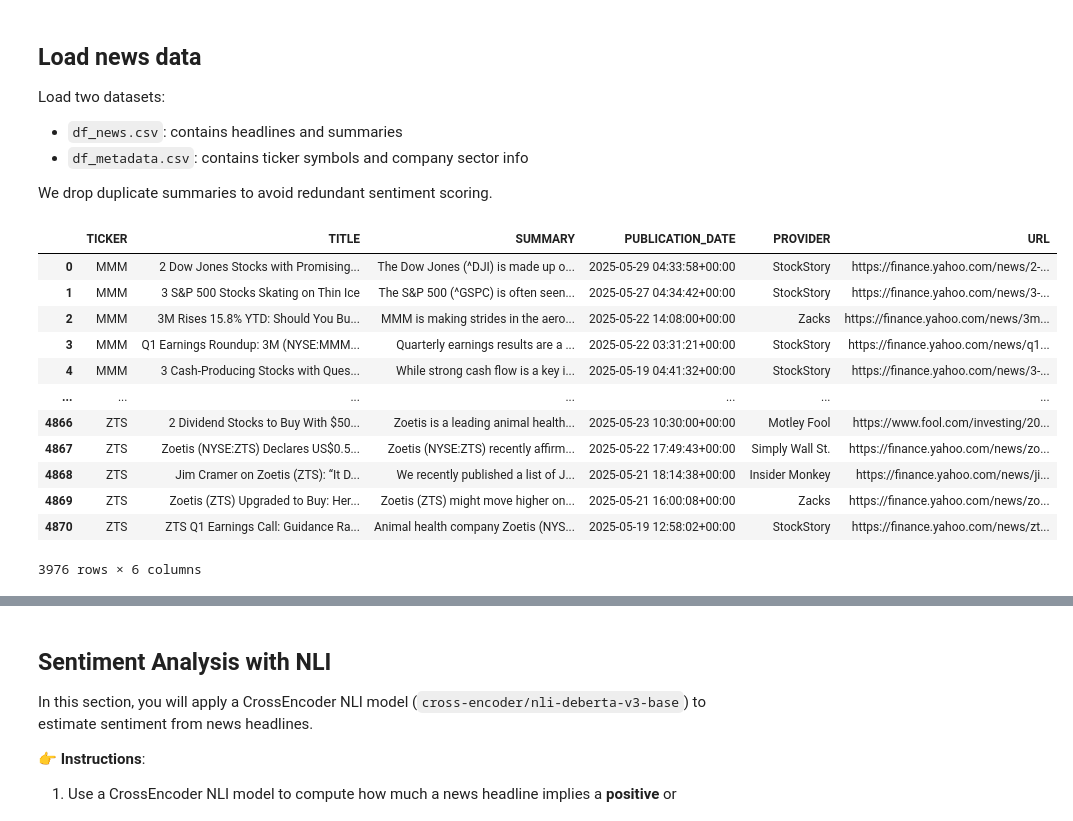
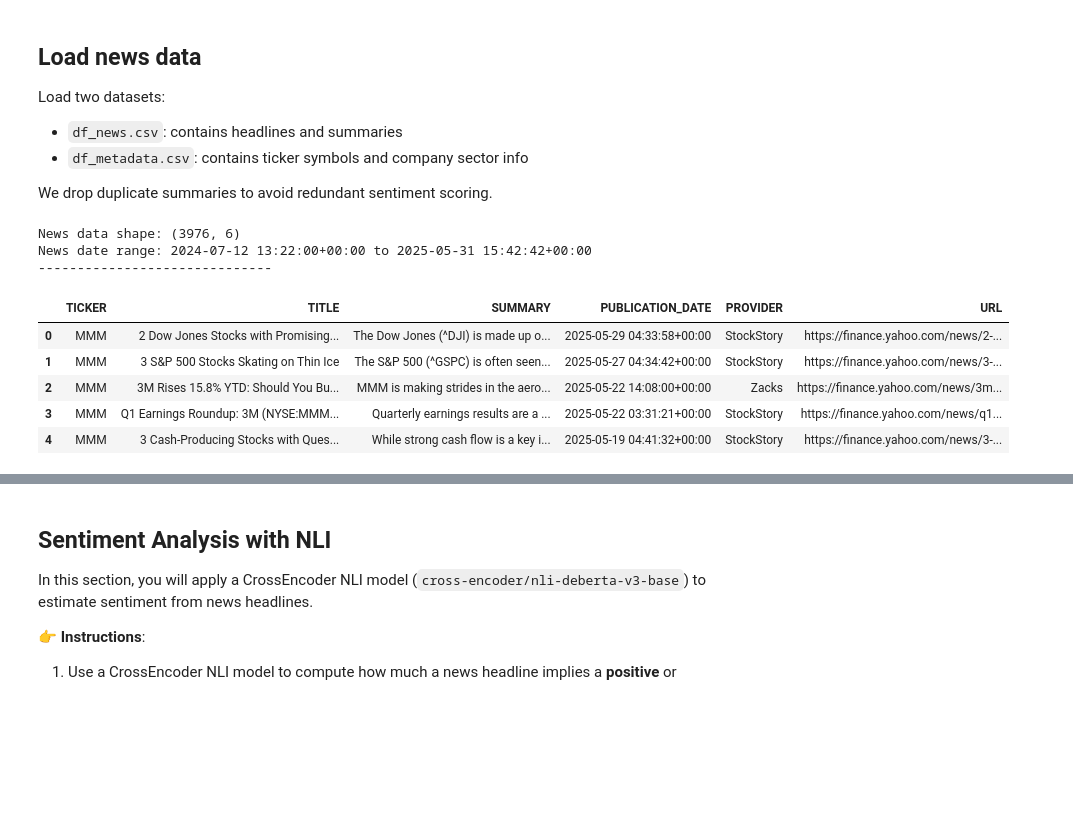
Before and after one commit to AlejandroDiaz10/Fintech, a Jupyter notebook: Module 4/Section B/sentiment_nli_DíazA01276769.ipynb, the cells around one changed output, grey strips where cells are left out. Drawn from its saved outputs; the diff is of its cells as text; code cells hidden in the pictures; blank space fills up the shorter version.

```diff
--- a/Module 4/Section B/sentiment_nli_DíazA01276769.ipynb
+++ b/Module 4/Section B/sentiment_nli_DíazA01276769.ipynb
@@ -80,20 +50,20 @@ We drop duplicate summaries to avoid redundant sentiment scoring.
 # %%
 df_news = pd.read_csv('df_news.csv')
 df_news.drop_duplicates('SUMMARY', inplace=True)
-display(df_news)
+
+print(f"News data shape: {df_news.shape}")
+print(f"News date range: {df_news['PUBLICATION_DATE'].min()} to {df_news['PUBLICATION_DATE'].max()}")
+print("-" * 30)
+display(df_news.head())
 # %% [output]
+News data shape: (3976, 6)
+News date range: 2024-07-12 13:22:00+00:00 to 2025-05-31 15:42:42+00:00
+------------------------------
 |  | TICKER | TITLE | SUMMARY | PUBLICATION_DATE | PROVIDER | URL |
 | 0 | MMM | 2 Dow Jones Stocks with Promising... | The Dow Jones (^DJI) is made up o... | 2025-05-29 04:33:58+00:00 | StockStory | https://finance.yahoo.com/news/2-... |
 | 1 | MMM | 3 S&P 500 Stocks Skating on Thin Ice | The S&P 500 (^GSPC) is often seen... | 2025-05-27 04:34:42+00:00 | StockStory | https://finance.yahoo.com/news/3-... |
 | 2 | MMM | 3M Rises 15.8% YTD: Should You Bu... | MMM is making strides in the aero... | 2025-05-22 14:08:00+00:00 | Zacks | https://finance.yahoo.com/news/3m... |
 | 3 | MMM | Q1 Earnings Roundup: 3M (NYSE:MMM... | Quarterly earnings results are a ... | 2025-05-22 03:31:21+00:00 | StockStory | https://finance.yahoo.com/news/q1... |
 | 4 | MMM | 3 Cash-Producing Stocks with Ques... | While strong cash flow is a key i... | 2025-05-19 04:41:32+00:00 | StockStory | https://finance.yahoo.com/news/3-... |
-| ... | ... | ... | ... | ... | ... | ... |
-| 4866 | ZTS | 2 Dividend Stocks to Buy With $50... | Zoetis is a leading animal health... | 2025-05-23 10:30:00+00:00 | Motley Fool | https://www.fool.com/investing/20... |
-| 4867 | ZTS | Zoetis (NYSE:ZTS) Declares US$0.5... | Zoetis (NYSE:ZTS) recently affirm... | 2025-05-22 17:49:43+00:00 | Simply Wall St. | https://finance.yahoo.com/news/zo... |
-| 4868 | ZTS | Jim Cramer on Zoetis (ZTS): “It D... | We recently published a list of J... | 2025-05-21 18:14:38+00:00 | Insider Monkey | https://finance.yahoo.com/news/ji... |
-| 4869 | ZTS | Zoetis (ZTS) Upgraded to Buy: Her... | Zoetis (ZTS) might move higher on... | 2025-05-21 16:00:08+00:00 | Zacks | https://finance.yahoo.com/news/zo... |
-| 4870 | ZTS | ZTS Q1 Earnings Call: Guidance Ra... | Animal health company Zoetis (NYS... | 2025-05-19 12:58:02+00:00 | StockStory | https://finance.yahoo.com/news/zt... |
-3976 rows × 6 columns
 # %%
 df_meta = pd.read_csv('df_metadata.csv')
```
Also changed, not shown: parts of 30 cells of this notebook, 3 other files.
